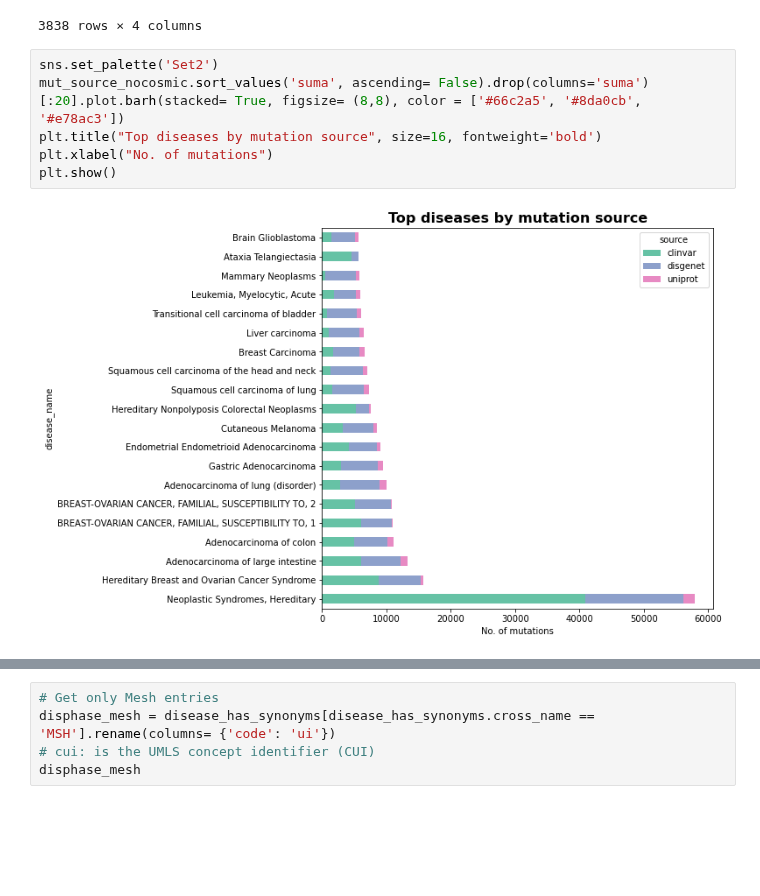
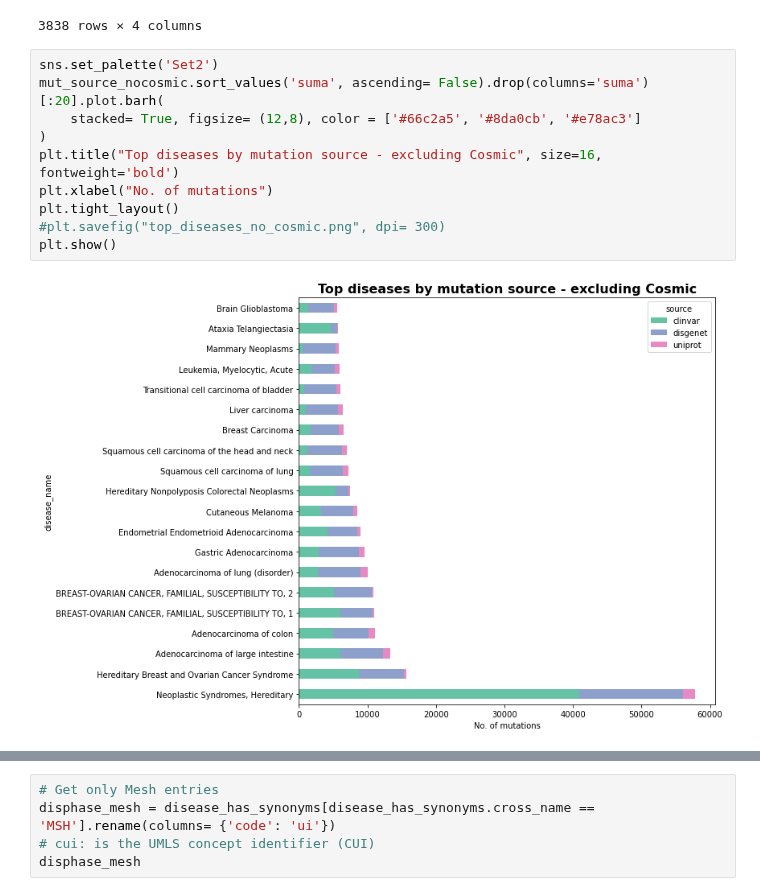
Before and after one commit to alvaro-2/mutations, a Jupyter notebook: scripts/mesh/mesh_data.ipynb, the cells around one changed output, grey strips where cells are left out. Saved outputs shown, nothing was run; the diff lists cells and outputs as text; blank space fills up the shorter version.

```diff
--- a/scripts/mesh/mesh_data.ipynb
+++ b/scripts/mesh/mesh_data.ipynb
@@ -256,10 +291,14 @@ mut_source_nocosmic
 3838 rows × 4 columns
 # %%
 sns.set_palette('Set2')
-mut_source_nocosmic.sort_values('suma', ascending= False).drop(columns='suma')[:20].plot.barh(stacked= True, figsize= (8,8), color = ['#66c2a5', '#8da0cb', '#e78ac3'])
-plt.title("Top diseases by mutation source", size=16, fontweight='bold')
+mut_source_nocosmic.sort_values('suma', ascending= False).drop(columns='suma')[:20].plot.barh(
+    stacked= True, figsize= (12,8), color = ['#66c2a5', '#8da0cb', '#e78ac3']
+)
+plt.title("Top diseases by mutation source - excluding Cosmic", size=16, fontweight='bold')
 plt.xlabel("No. of mutations")
+plt.tight_layout()
+#plt.savefig("top_diseases_no_cosmic.png", dpi= 300)
 plt.show()
 # %% [output]
-[figure, old version]
+[figure, new version]
 # %%
```
Also changed, not shown: parts of 30 cells of this notebook, 2 other files.
